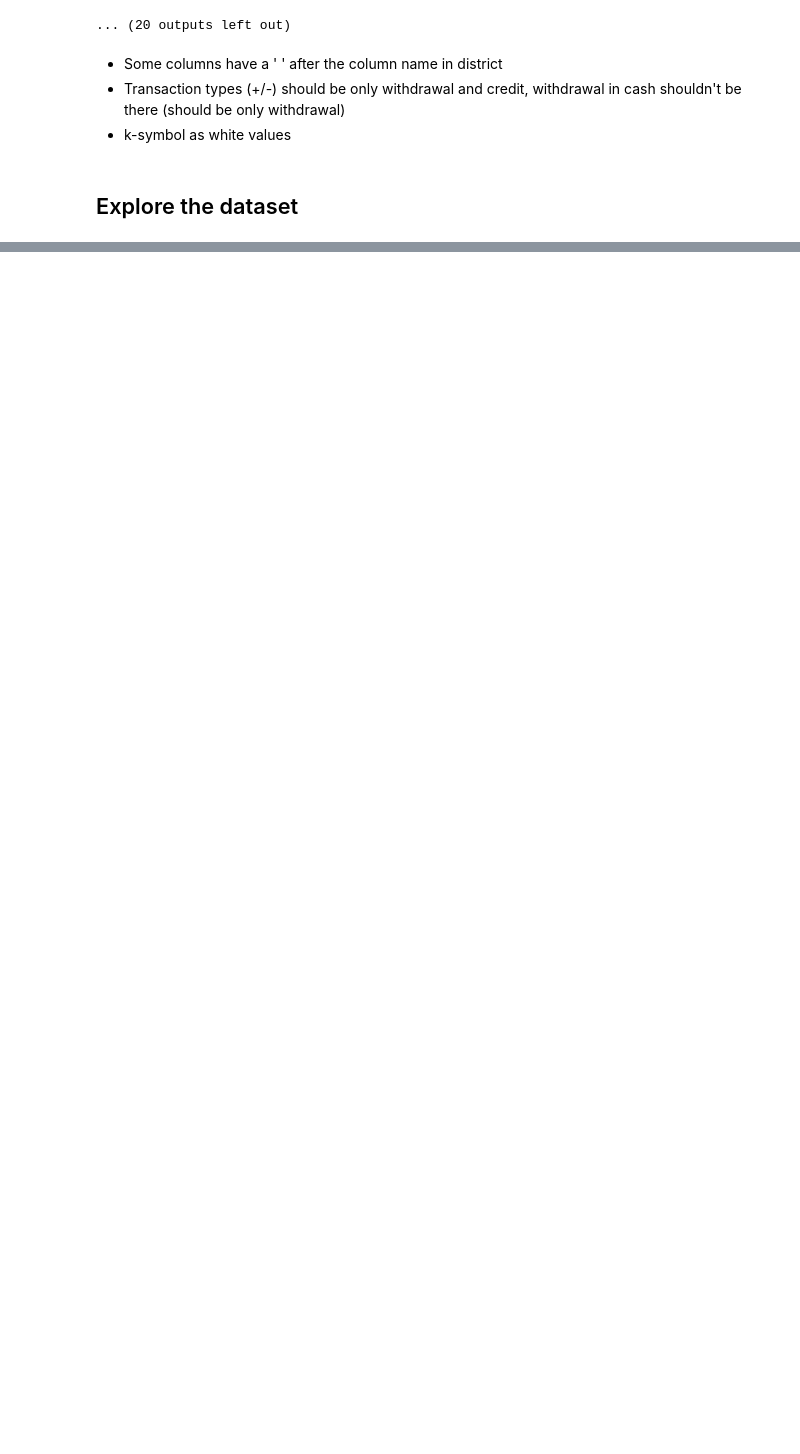
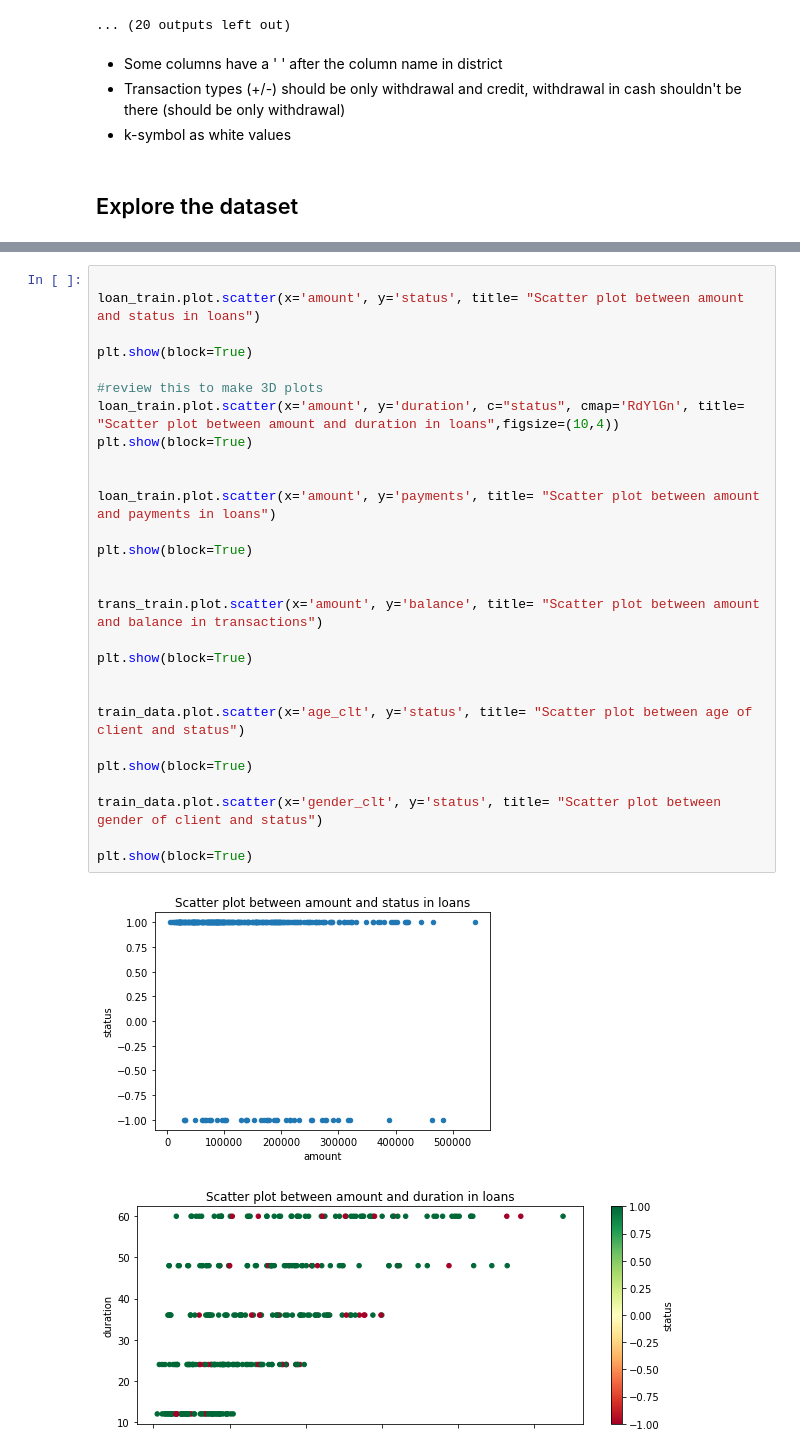
Before and after one commit to Ca-moes/AC, a Jupyter notebook: data_analysis.ipynb, the cells around one changed output, grey strips where cells are left out. Cells and saved outputs as stored; diff of their text form; blank space fills up the shorter version.

```diff
--- a/data_analysis.ipynb
+++ b/data_analysis.ipynb
@@ -407,0 +432,31 @@ plt.show(block=True);
+# %%
+
+loan_train.plot.scatter(x='amount', y='status', title= "Scatter plot between amount and status in loans")
+
+plt.show(block=True)
+
+#review this to make 3D plots
+loan_train.plot.scatter(x='amount', y='duration', c="status", cmap='RdYlGn', title= "Scatter plot between amount and duration in loans",figsize=(10,4))
+plt.show(block=True)
+
+
+loan_train.plot.scatter(x='amount', y='payments', title= "Scatter plot between amount and payments in loans")
+
+plt.show(block=True)
+
+
+trans_train.plot.scatter(x='amount', y='balance', title= "Scatter plot between amount and balance in transactions")
+
+plt.show(block=True)
+
+
+train_data.plot.scatter(x='age_clt', y='status', title= "Scatter plot between age of client and status")
+
+plt.show(block=True)
+
+train_data.plot.scatter(x='gender_clt', y='status', title= "Scatter plot between gender of client and status")
+
+plt.show(block=True)
+# %% [output]
+[figure, added]
+[figure, added]
```
Also changed, not shown: parts of 34 cells of this notebook, 4 other files.
